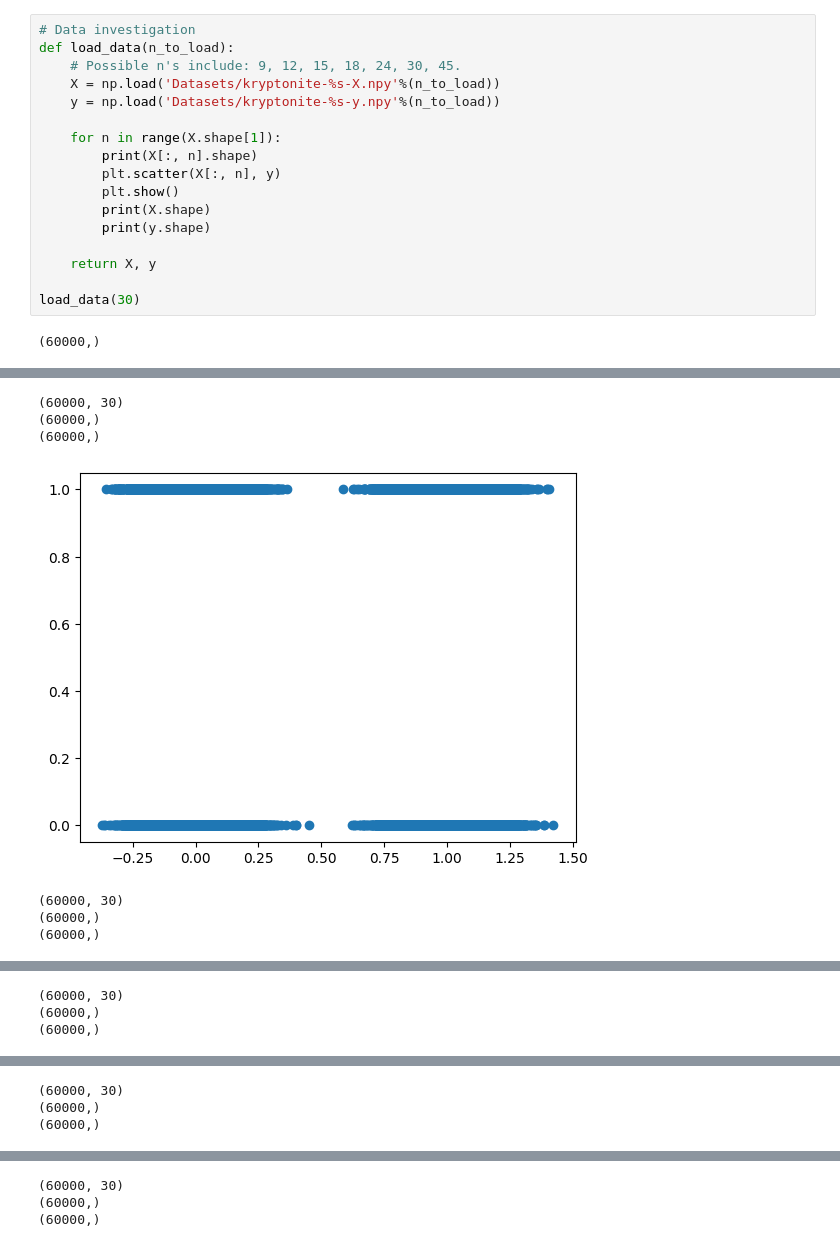
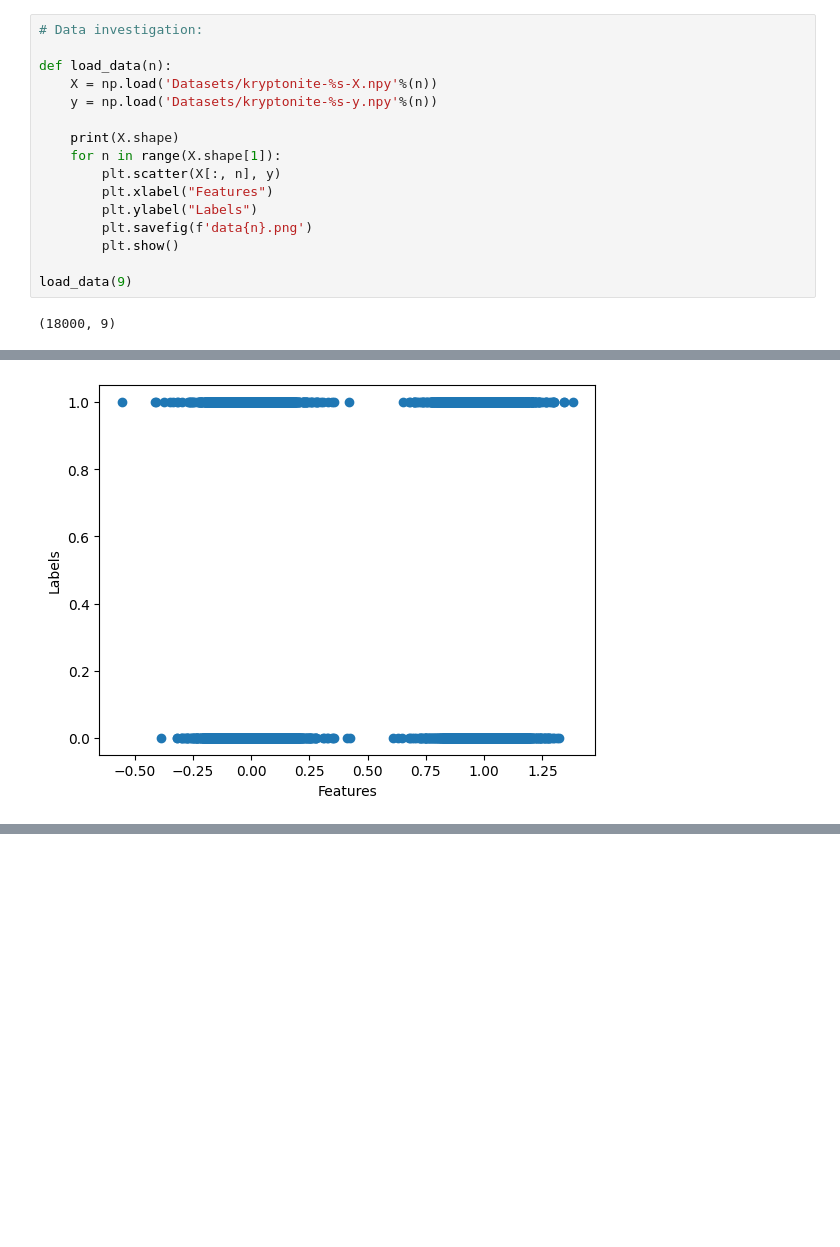
Before and after one commit to KevinGnanaraj/Kryptonite-N, a Jupyter notebook: main.ipynb, the cells around one changed output, grey strips where cells are left out. Drawn from its saved outputs; the diff is of its cells as text; blank space fills up the shorter version.

```diff
--- a/main.ipynb
+++ b/main.ipynb
@@ -33,19 +214,18 @@ import torch
 # %%
-# Data investigation
-def load_data(n_to_load):
-    # Possible n's include: 9, 12, 15, 18, 24, 30, 45.
-    X = np.load('Datasets/kryptonite-%s-X.npy'%(n_to_load))
-    y = np.load('Datasets/kryptonite-%s-y.npy'%(n_to_load))
+# Data investigation:
 
+def load_data(n):
+    X = np.load('Datasets/kryptonite-%s-X.npy'%(n))
+    y = np.load('Datasets/kryptonite-%s-y.npy'%(n))
+
+    print(X.shape)
     for n in range(X.shape[1]):
-        print(X[:, n].shape)
         plt.scatter(X[:, n], y)
+        plt.xlabel("Features")
+        plt.ylabel("Labels")
+        plt.savefig(f'data{n}.png')
         plt.show()
-        print(X.shape)
-        print(y.shape)
 
-    return X, y
-
-load_data(30)
+load_data(9)
 # %% [output]
-(60000,)
+(18000, 9)
@@ -53,7 +233 @@ load_data(30)
-(60000, 30)
-(60000,)
-(60000,)
-[figure, old version]
+[figure, new version]
-(60000, 30)
-(60000,)
-(60000,)
@@ -61,3 +234,0 @@ load_data(30)
-(60000, 30)
-(60000,)
-(60000,)
@@ -65,3 +235,0 @@ load_data(30)
-(60000, 30)
-(60000,)
-(60000,)
@@ -69,3 +236,0 @@ load_data(30)
-(60000, 30)
-(60000,)
-(60000,)
```
Also changed, not shown: parts of 10 cells of this notebook, 1 other file.
